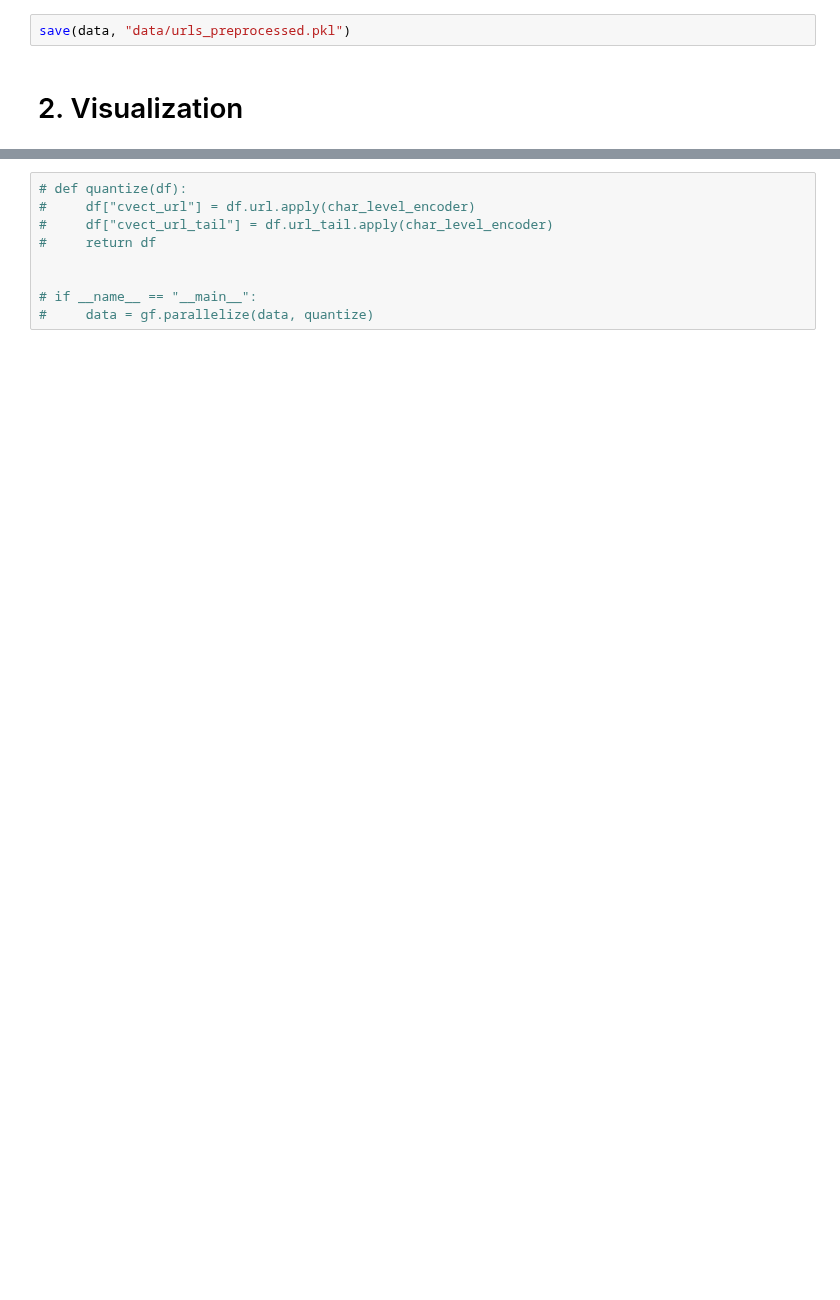
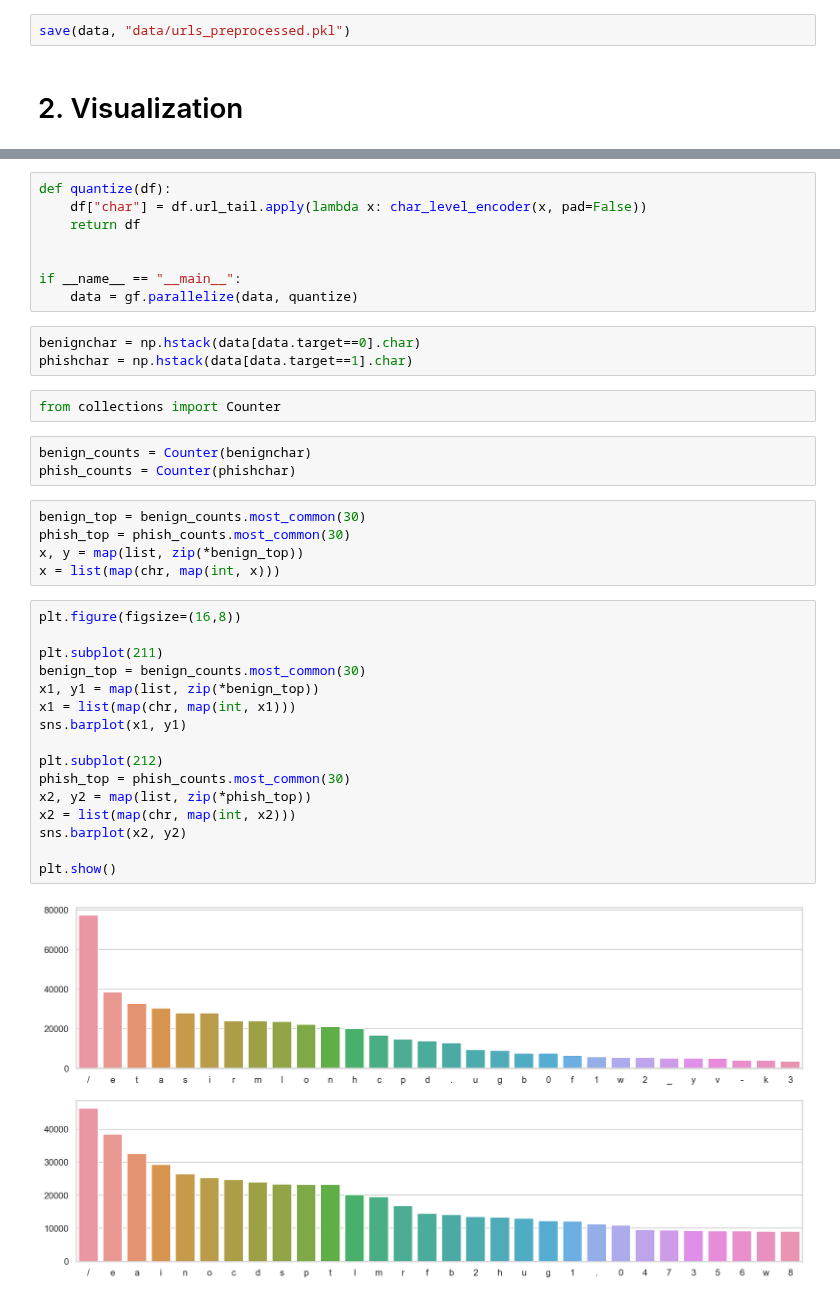
Before and after one commit to jp-hong/phish_classifier, a Jupyter notebook: classifier/01_EDA.ipynb, the cells around one changed output, grey strips where cells are left out. Drawn from its saved outputs; the diff is of its cells as text; blank space fills up the shorter version.

```diff
--- a/classifier/01_EDA.ipynb
+++ b/classifier/01_EDA.ipynb
@@ -197,9 +273,39 @@ save(data, "data/urls_preprocessed.pkl")
 # %%
-# def quantize(df):
-#     df["cvect_url"] = df.url.apply(char_level_encoder)
-#     df["cvect_url_tail"] = df.url_tail.apply(char_level_encoder)
-#     return df
+def quantize(df):
+    df["char"] = df.url_tail.apply(lambda x: char_level_encoder(x, pad=False))
+    return df
 
 
-# if __name__ == "__main__":
-#     data = gf.parallelize(data, quantize)
+if __name__ == "__main__":
+    data = gf.parallelize(data, quantize)
+# %%
+benignchar = np.hstack(data[data.target==0].char)
+phishchar = np.hstack(data[data.target==1].char)
+# %%
+from collections import Counter
+# %%
+benign_counts = Counter(benignchar)
+phish_counts = Counter(phishchar)
+# %%
+benign_top = benign_counts.most_common(30)
+phish_top = phish_counts.most_common(30)
+x, y = map(list, zip(*benign_top))
+x = list(map(chr, map(int, x)))
+# %%
+plt.figure(figsize=(16,8))
+
+plt.subplot(211)
+benign_top = benign_counts.most_common(30)
+x1, y1 = map(list, zip(*benign_top))
+x1 = list(map(chr, map(int, x1)))
+sns.barplot(x1, y1)
+
+plt.subplot(212)
+phish_top = phish_counts.most_common(30)
+x2, y2 = map(list, zip(*phish_top))
+x2 = list(map(chr, map(int, x2)))
+sns.barplot(x2, y2)
+
+plt.show()
+# %% [output]
+[figure, added]
```
Also changed, not shown: parts of 8 cells of this notebook.
